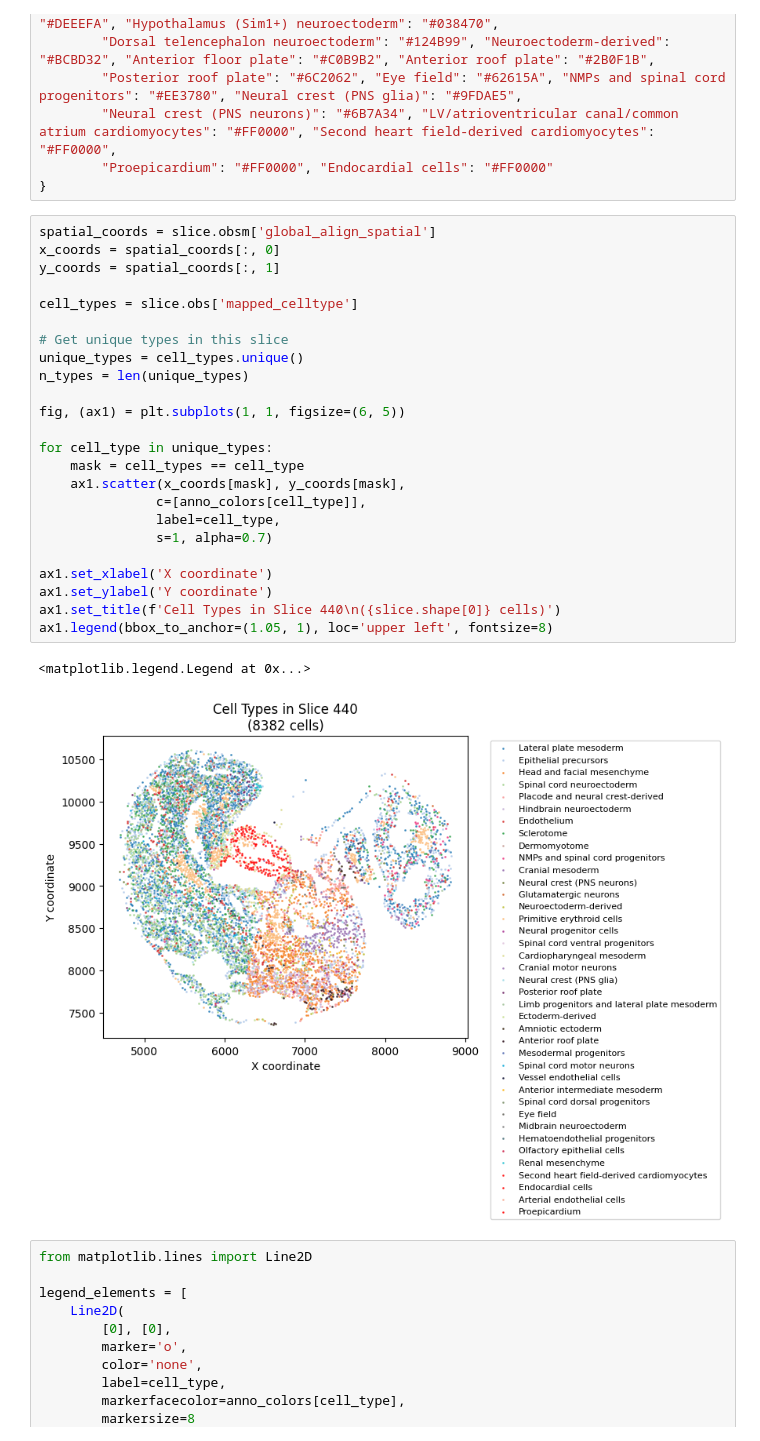
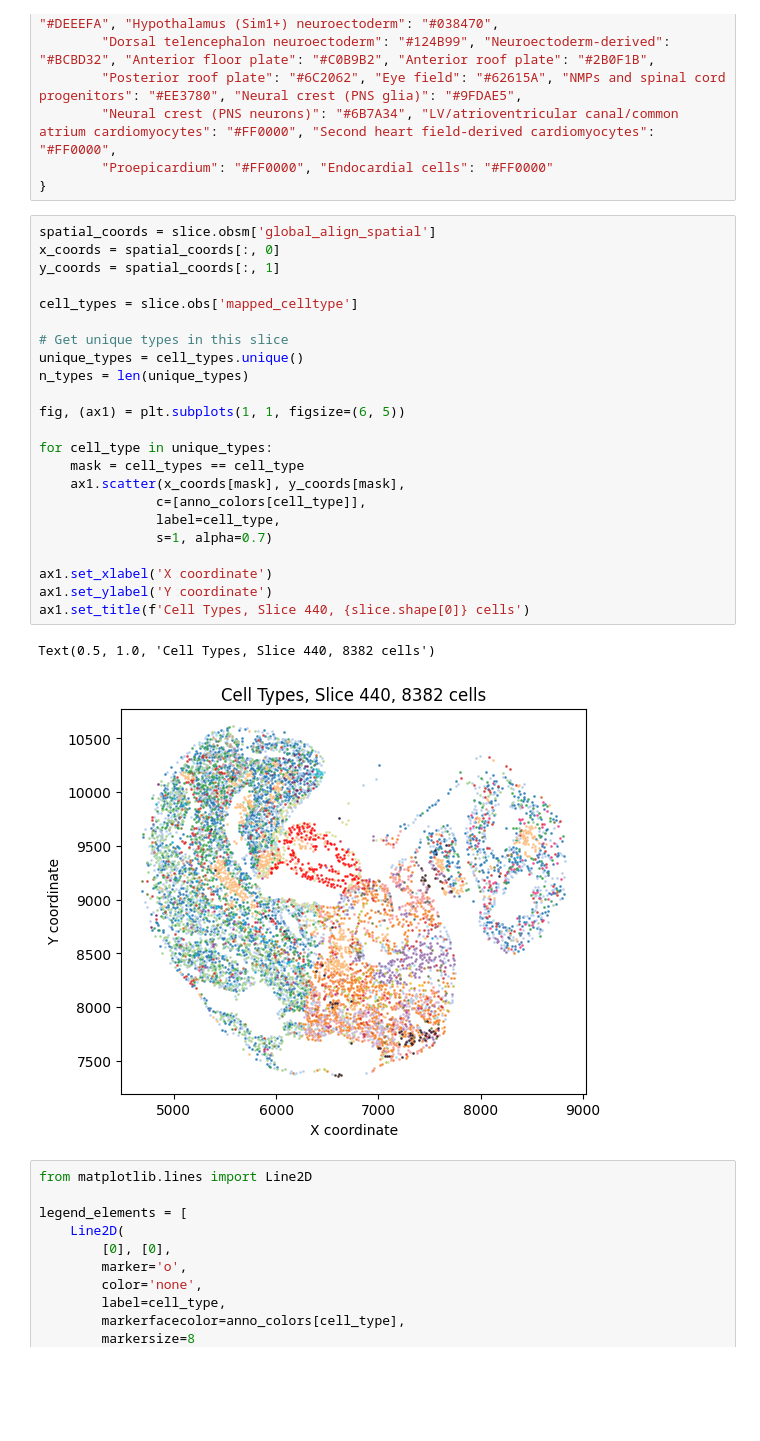
Before and after one commit to lanshui98/UniST-tutorial, a Jupyter notebook: docs/source/cell_annotation.ipynb, the cells around one changed output. Saved outputs shown, nothing was run; the diff lists cells and outputs as text; blank space fills up the shorter version.

```diff
--- a/docs/source/cell_annotation.ipynb
+++ b/docs/source/cell_annotation.ipynb
@@ -99,30 +99,29 @@ anno_colors = {
 # %%
 spatial_coords = slice.obsm['global_align_spatial']
 x_coords = spatial_coords[:, 0]
 y_coords = spatial_coords[:, 1]
 
 cell_types = slice.obs['mapped_celltype']
 
 # Get unique types in this slice
 unique_types = cell_types.unique()
 n_types = len(unique_types)
 
 fig, (ax1) = plt.subplots(1, 1, figsize=(6, 5))
 
 for cell_type in unique_types:
     mask = cell_types == cell_type
     ax1.scatter(x_coords[mask], y_coords[mask],
                c=[anno_colors[cell_type]],
                label=cell_type,
                s=1, alpha=0.7)
 
 ax1.set_xlabel('X coordinate')
 ax1.set_ylabel('Y coordinate')
-ax1.set_title(f'Cell Types in Slice 440\n({slice.shape[0]} cells)')
-ax1.legend(bbox_to_anchor=(1.05, 1), loc='upper left', fontsize=8)
+ax1.set_title(f'Cell Types, Slice 440, {slice.shape[0]} cells')
 # %% [output]
-<matplotlib.legend.Legend at 0x...>
+Text(0.5, 1.0, 'Cell Types, Slice 440, 8382 cells')
-[figure, old version]
+[figure, new version]
 # %%
 from matplotlib.lines import Line2D
 
```
Also changed, not shown: parts of 7 cells of this notebook.
